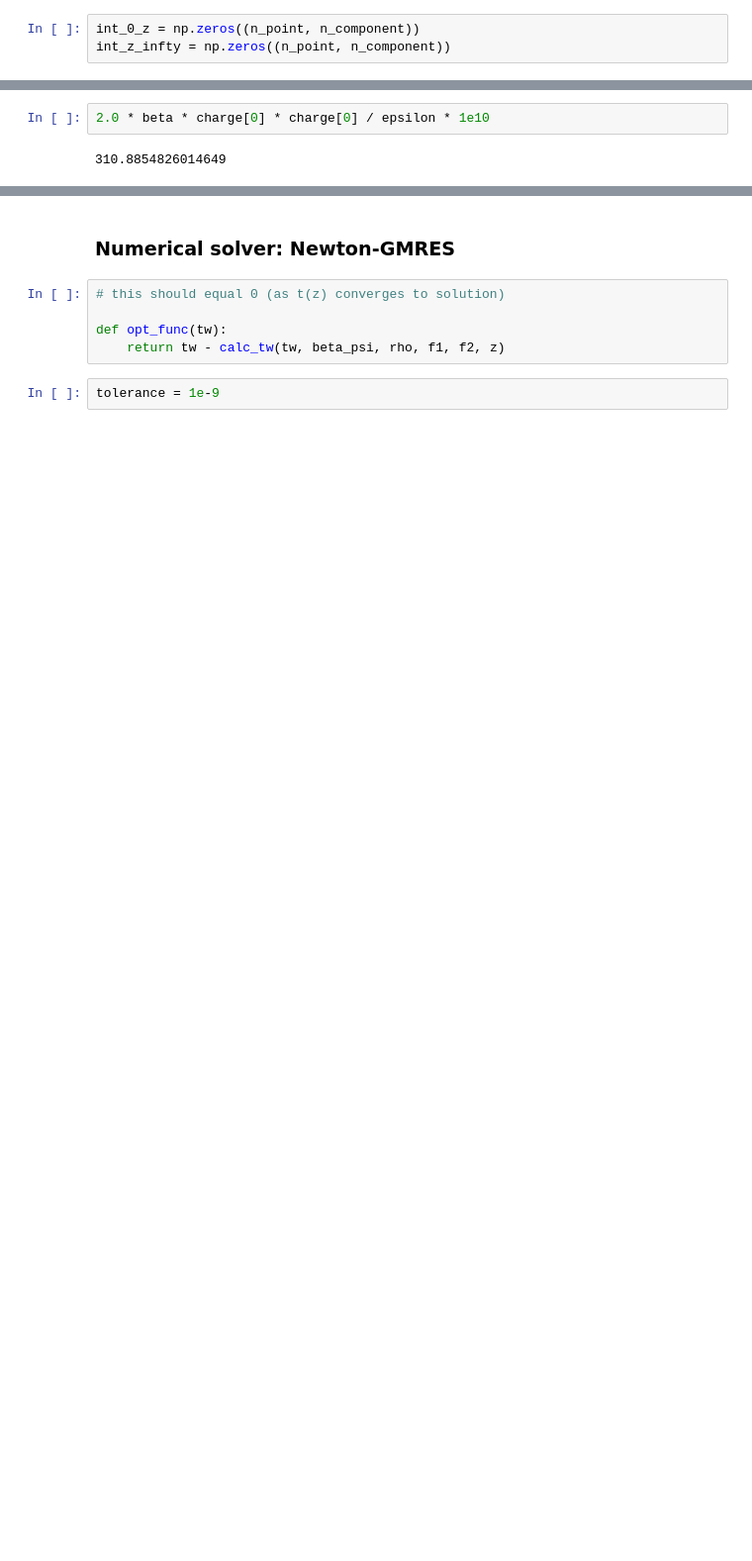
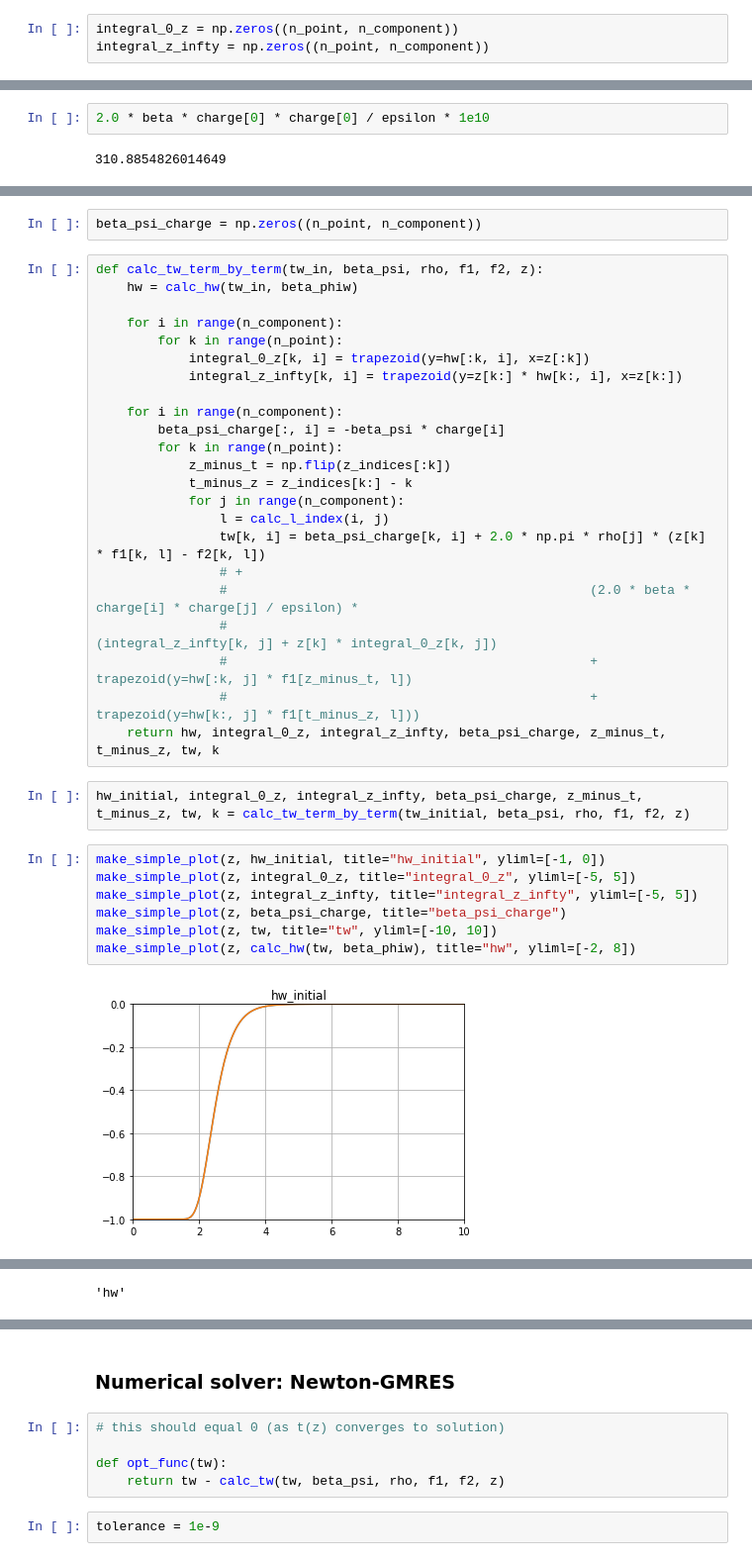
Before and after one commit to Mjboothaus/PhD-Thesis, a Jupyter notebook: notebooks/singlet_kcl.ipynb, the cells around one changed output, grey strips where cells are left out. Shown at 99% size. Saved outputs shown, nothing was run; the diff lists cells and outputs as text; blank space fills up the shorter version.

```diff
--- a/notebooks/singlet_kcl.ipynb
+++ b/notebooks/singlet_kcl.ipynb
@@ -441,8 +445,8 @@ read_render_markdown_file("../docs/equation_5_9b.md")
 $$ \large t_{wi}(z) = \ln \left[ g_{wi}(z) \exp(\beta \phi_{wi}(z)) \right] $$
 $$ t_{wi}(z) ~=~ - \beta q_i \psi_0 + 2 \pi \sum_{j} \bar{\rho_j} \left \{  z f_{ij}^{(1)}(z) - f_{ij}^{(2)}(z) - \left( 2 \beta q_i q_j / \varepsilon \right ) \left(  \int_0^z dt t h_{wj}(t) + z \int_{z}^{\infty} dt h_{wj}(t) \right) + \int_0^{\infty} dt h_{wj}(t) f_{ij}^{(1)} ( | z - t | ) \right \} $$
 # %%
-int_0_z = np.zeros((n_point, n_component))
-int_z_infty = np.zeros((n_point, n_component))
+integral_0_z = np.zeros((n_point, n_component))
+integral_z_infty = np.zeros((n_point, n_component))
 # %%
 beta_psi * charge[0]
 # %% [output]
@@ -453,0 +460,36 @@ beta_psi * charge[0]
+# %%
+beta_psi_charge = np.zeros((n_point, n_component))
+# %%
+def calc_tw_term_by_term(tw_in, beta_psi, rho, f1, f2, z):
+    hw = calc_hw(tw_in, beta_phiw)
+
+    for i in range(n_component):
+        for k in range(n_point):
+            integral_0_z[k, i] = trapezoid(y=hw[:k, i], x=z[:k])
+            integral_z_infty[k, i] = trapezoid(y=z[k:] * hw[k:, i], x=z[k:])
+
+    for i in range(n_component):
+        beta_psi_charge[:, i] = -beta_psi * charge[i]
+        for k in range(n_point):
+            z_minus_t = np.flip(z_indices[:k])
+            t_minus_z = z_indices[k:] - k
+            for j in range(n_component):
+                l = calc_l_index(i, j)
+                tw[k, i] = beta_psi_charge[k, i] + 2.0 * np.pi * rho[j] * (z[k] * f1[k, l] - f2[k, l])
+                # +
+                #                                               (2.0 * beta * charge[i] * charge[j] / epsilon) *
+                #                                               (integral_z_infty[k, j] + z[k] * integral_0_z[k, j])
+                #                                               + trapezoid(y=hw[:k, j] * f1[z_minus_t, l])
+                #                                               + trapezoid(y=hw[k:, j] * f1[t_minus_z, l]))
+    return hw, integral_0_z, integral_z_infty, beta_psi_charge, z_minus_t, t_minus_z, tw, k
+# %%
+hw_initial, integral_0_z, integral_z_infty, beta_psi_charge, z_minus_t, t_minus_z, tw, k = calc_tw_term_by_term(tw_initial, beta_psi, rho, f1, f2, z)
+# %%
+make_simple_plot(z, hw_initial, title="hw_initial", yliml=[-1, 0])
+make_simple_plot(z, integral_0_z, title="integral_0_z", yliml=[-5, 5])
+make_simple_plot(z, integral_z_infty, title="integral_z_infty", yliml=[-5, 5])
+make_simple_plot(z, beta_psi_charge, title="beta_psi_charge")
+make_simple_plot(z, tw, title="tw", yliml=[-10, 10])
+make_simple_plot(z, calc_hw(tw, beta_phiw), title="hw", yliml=[-2, 8])
+# %% [output]
+[figure, added]
@@ -454 +501,2 @@ beta_psi * charge[0]
+'hw'
 # %%
```
Also changed, not shown: parts of 31 cells of this notebook, 1 other file.
